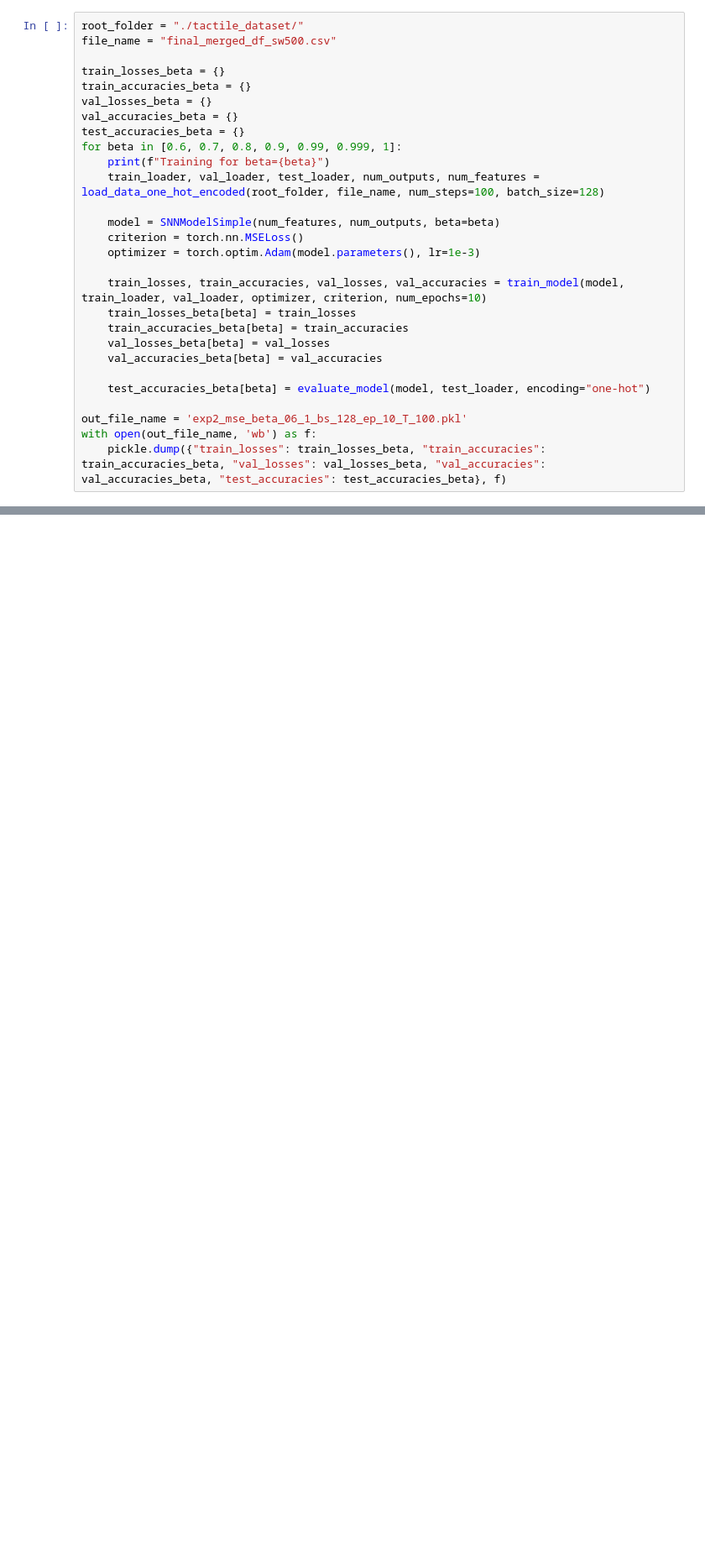
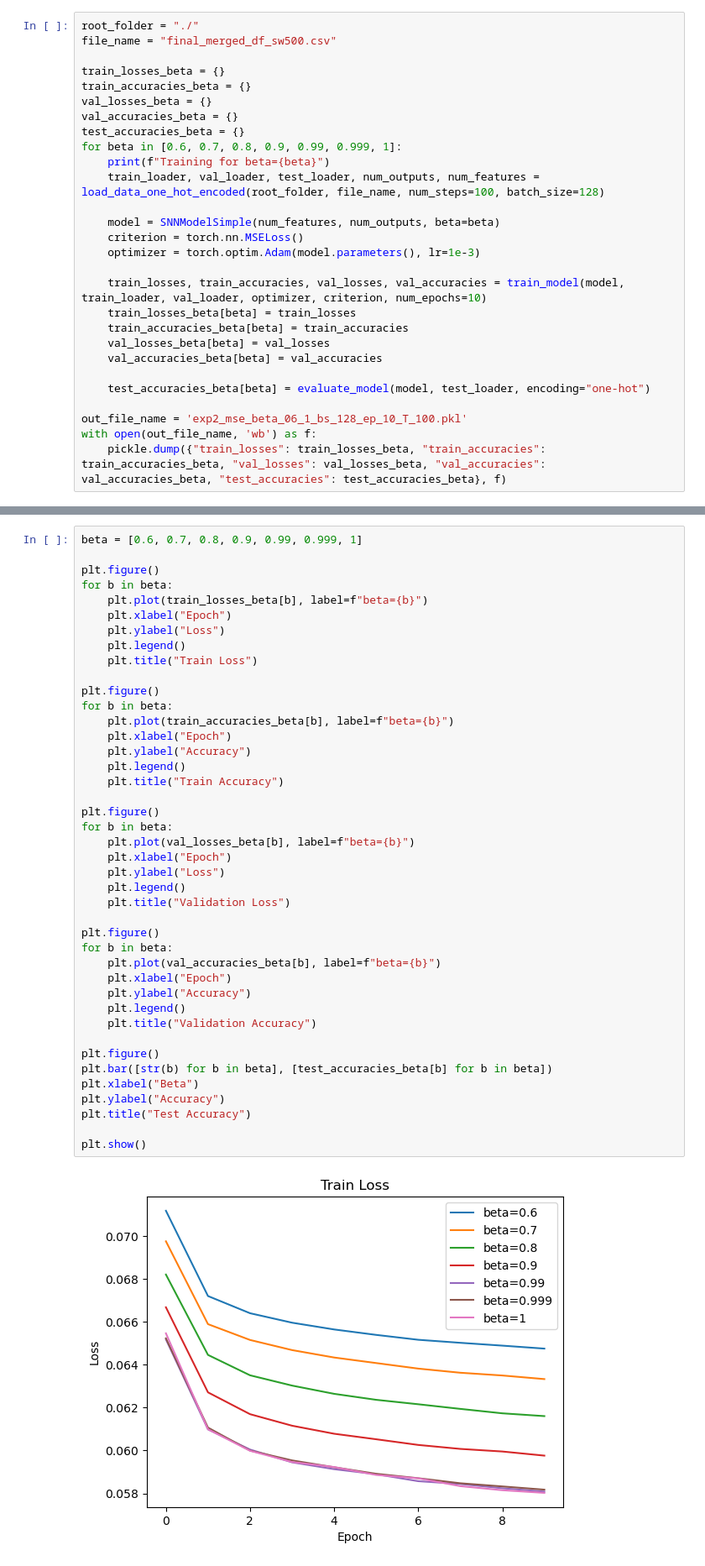
Before and after one commit to HemachandraKolisetty/Brainy, a Jupyter notebook: exp2_mse.ipynb, the cells around one changed output, grey strips where cells are left out. Shown at 84% size. Saved outputs shown, nothing was run; the diff lists cells and outputs as text; blank space fills up the shorter version.

Commit message:
batch size for cross entropy and beta for MSE

```diff
--- a/exp2_mse.ipynb
+++ b/exp2_mse.ipynb
@@ -6,7 +6,7 @@ import torch
 import matplotlib.pyplot as plt
 import pickle
 # %%
-root_folder = "./tactile_dataset/"
+root_folder = "./"
 file_name = "final_merged_df_sw500.csv"
 
 train_losses_beta = {}
@@ -35,0 +54,44 @@ with open(out_file_name, 'wb') as f:
+# %%
+beta = [0.6, 0.7, 0.8, 0.9, 0.99, 0.999, 1]
+
+plt.figure()
+for b in beta:
+    plt.plot(train_losses_beta[b], label=f"beta={b}")
+    plt.xlabel("Epoch")
+    plt.ylabel("Loss")
+    plt.legend()
+    plt.title("Train Loss")
+
+plt.figure()
+for b in beta:
+    plt.plot(train_accuracies_beta[b], label=f"beta={b}")
+    plt.xlabel("Epoch")
+    plt.ylabel("Accuracy")
+    plt.legend()
+    plt.title("Train Accuracy")
+
+plt.figure()
+for b in beta:
+    plt.plot(val_losses_beta[b], label=f"beta={b}")
+    plt.xlabel("Epoch")
+    plt.ylabel("Loss")
+    plt.legend()
+    plt.title("Validation Loss")
+
+plt.figure()
+for b in beta:
+    plt.plot(val_accuracies_beta[b], label=f"beta={b}")
+    plt.xlabel("Epoch")
+    plt.ylabel("Accuracy")
+    plt.legend()
+    plt.title("Validation Accuracy")
+
+plt.figure()
+plt.bar([str(b) for b in beta], [test_accuracies_beta[b] for b in beta])
+plt.xlabel("Beta")
+plt.ylabel("Accuracy")
+plt.title("Test Accuracy")
+
+plt.show()
+# %% [output]
+[figure, added]
```
Also changed, not shown: parts of 2 cells of this notebook, 3 other files.
